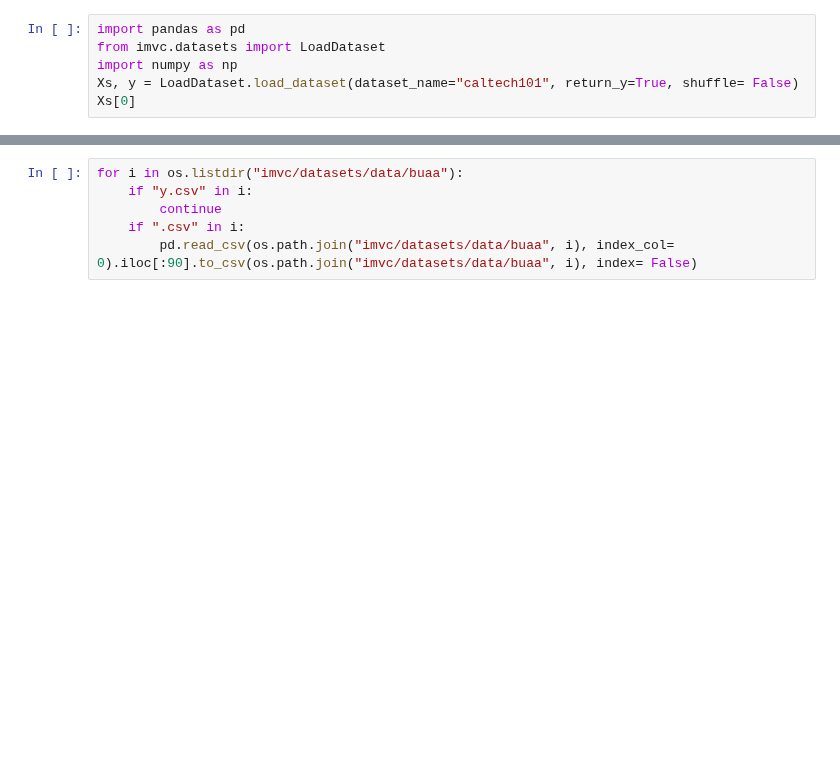
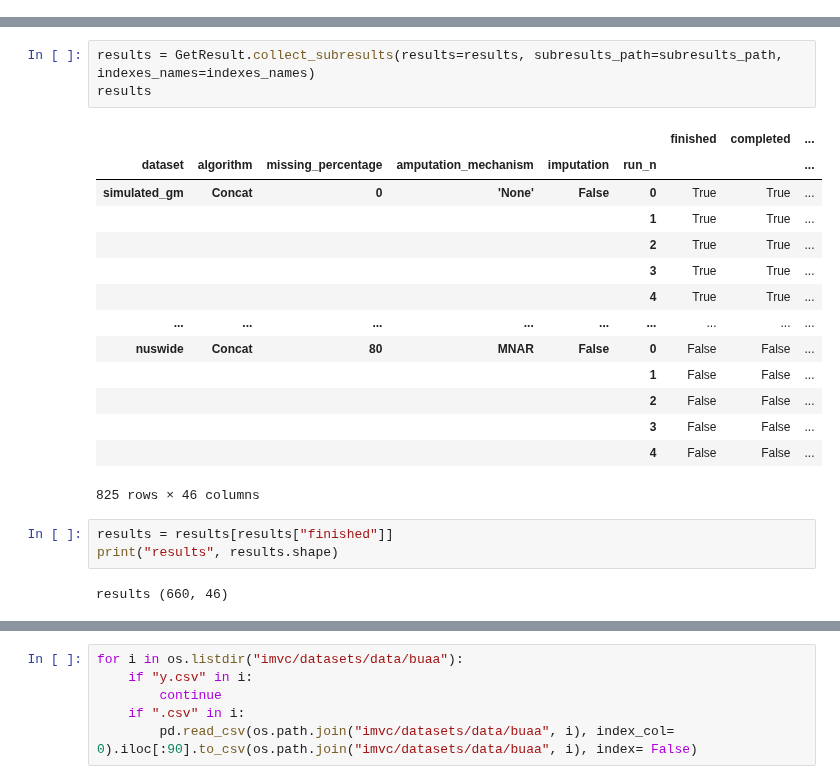
Before and after one commit to RafRomB/imml, a Jupyter notebook: Untitled.ipynb, the cells around one changed output, grey strips where cells are left out. Drawn from its saved outputs; the diff is of its cells as text; blank space fills up the shorter version.

```diff
--- a/Untitled.ipynb
+++ b/Untitled.ipynb
@@ -183,6 +0,0 @@ RuntimeError: No active exception to reraise
-# %%
-import pandas as pd
-from imvc.datasets import LoadDataset
-import numpy as np
-Xs, y = LoadDataset.load_dataset(dataset_name="caltech101", return_y=True, shuffle= False)
-Xs[0]
@@ -281,0 +176,23 @@ unfinished_results.drop(unfinished_results.loc[["bbcsport"]].xs(0, level=2, drop
+# %%
+results = GetResult.collect_subresults(results=results, subresults_path=subresults_path, indexes_names=indexes_names)
+results
+# %% [output]
+|  |  |  |  |  |  | finished | completed | ... |
+| dataset | algorithm | missing_percentage | amputation_mechanism | imputation | run_n |  |  | ... |
+| simulated_gm | Concat | 0 | 'None' | False | 0 | True | True | ... |
+|  |  |  |  |  | 1 | True | True | ... |
+|  |  |  |  |  | 2 | True | True | ... |
+|  |  |  |  |  | 3 | True | True | ... |
+|  |  |  |  |  | 4 | True | True | ... |
+| ... | ... | ... | ... | ... | ... | ... | ... | ... |
+| nuswide | Concat | 80 | MNAR | False | 0 | False | False | ... |
+|  |  |  |  |  | 1 | False | False | ... |
+|  |  |  |  |  | 2 | False | False | ... |
+|  |  |  |  |  | 3 | False | False | ... |
+|  |  |  |  |  | 4 | False | False | ... |
+825 rows × 46 columns
+# %%
+results = results[results["finished"]]
+print("results", results.shape)
+# %% [output]
+results (660, 46)
```
Also changed, not shown: parts of 183 cells of this notebook, 10 other files.
